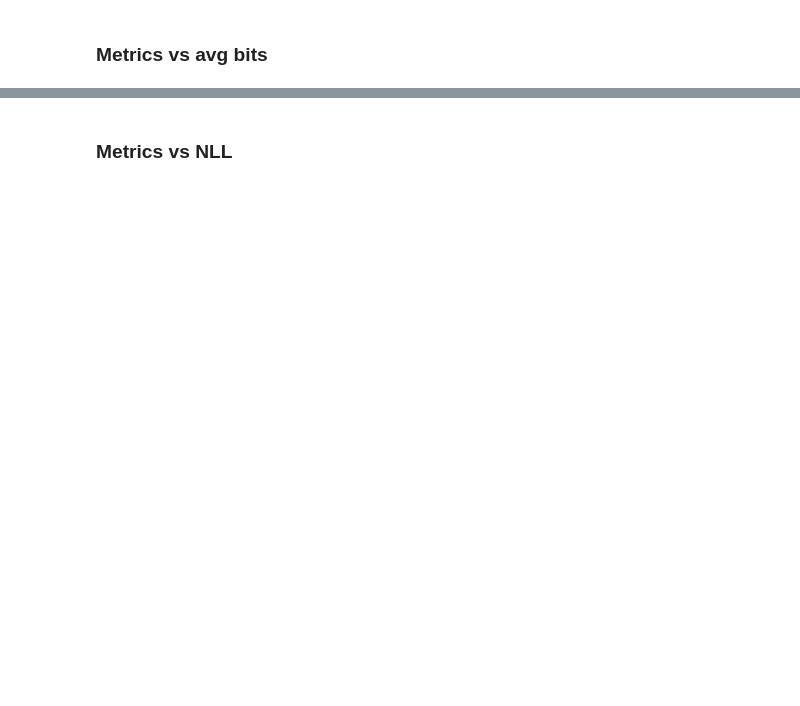
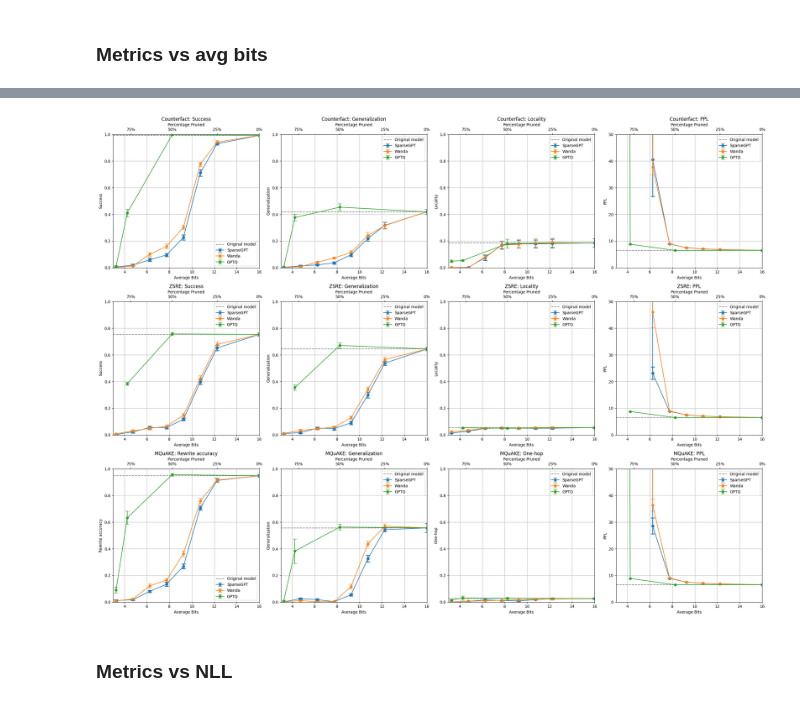
Before and after one commit to hartvigsen-group/composable-interventions, a Jupyter notebook: notebooks/graphs.ipynb, the cells around one changed output, grey strips where cells are left out. Saved outputs shown, nothing was run; the diff lists cells and outputs as text; code cells hidden in the pictures; blank space fills up the shorter version.

```diff
--- a/notebooks/graphs.ipynb
+++ b/notebooks/graphs.ipynb
@@ -166,3 +157,62 @@ plt.show()
+# %%
+import matplotlib.pyplot as plt
+import pandas as pd
+
+def plot_metrics(dataframes, titles, metrics):
+    num_dfs = len(dataframes)
+
+    # Create subplots with a row for each dataframe
+    fig, axs = plt.subplots(num_dfs, len(metrics), figsize=(24, 6 * num_dfs))
+
+    for df_index, df in enumerate(dataframes):
+        baseline_values = {metric: df[df['sparsity_ratio'] == 0][metric].mean() for metric in metrics}
+
+        for i, metric in enumerate(metrics):
+            ax = axs[df_index, i] if num_dfs > 1 else axs[i]
+            ylabel = 'Success' if 'Rewrite_accuracy' in metric else metric.split('_')[0]
+            ax.axhline(y=baseline_values[metric], color='gray', linestyle='--', label='Original model')
+
+            for method in df['method_name'].unique():
+                method_data = df[df['method_name'] == method]
+                new_data = pd.DataFrame({'Average bits': [16], metric: [baseline_values[metric]]})
+                extended_method_data = pd.concat([method_data, new_data], ignore_index=True)
+                extended_method_data_sorted = extended_method_data.sort_values(by='Average bits', ascending=False)
+
+                ax.errorbar(extended_method_data_sorted['Average bits'], extended_method_data_sorted[metric],
+                            yerr=extended_method_data_sorted[metric.replace('mean', 'standard_error')].fillna(0),
+                            fmt='o-', label=method, capsize=5)
+
+            ax.set_xlabel('Average Bits')
+            ylabel = 'Success' if 'Rewrite accuracy' in metric else metric.split('_')[0]
+            if titles[df_index] == 'MQuAKE':
+                ylabel = 'One-hop' if 'Locality' in metric else metric.split('_')[0]
+            ax.set_ylabel(ylabel)
+            ax.set_title(f'{titles[df_index]}: {ylabel}')
+            ax.legend()
+            ax.grid(True)
+            ax.set_xlim(3, 16)
+
+            if i < 3:
+                ax.set_ylim(0, 1)
+            else:
+                ax.set_ylim(0, 50)
+
+            # Add a secondary x-axis for the percentage pruned
+            secax = ax.secondary_xaxis('top')
+            secax.set_xlabel('Percentage Pruned')
+            secax.set_xticks([1, 4.57, 8.25, 12.25, 16])
+            secax.set_xticklabels(['100%', '75%', '50%', '25%', '0%'])  # Adjust these values as needed
+
+    plt.tight_layout()
+    plt.show()
+
+
+dfs = [compfirst_counterfact, compfirst_zsre, compfirst_mq]  #  DataFrames
+metrics = ['Rewrite accuracy_mean', 'Generalization_mean', 'Locality_mean', 'PPL_mean']
+titles = ['Counterfact', 'ZSRE', 'MQuAKE']
+plot_metrics(dfs, titles, metrics)
+# %% [output]
+[figure, added]
 # %% [markdown]
 ### Metrics vs NLL
 # %%
```
Also changed, not shown: parts of 6 cells of this notebook, 4 other files.
